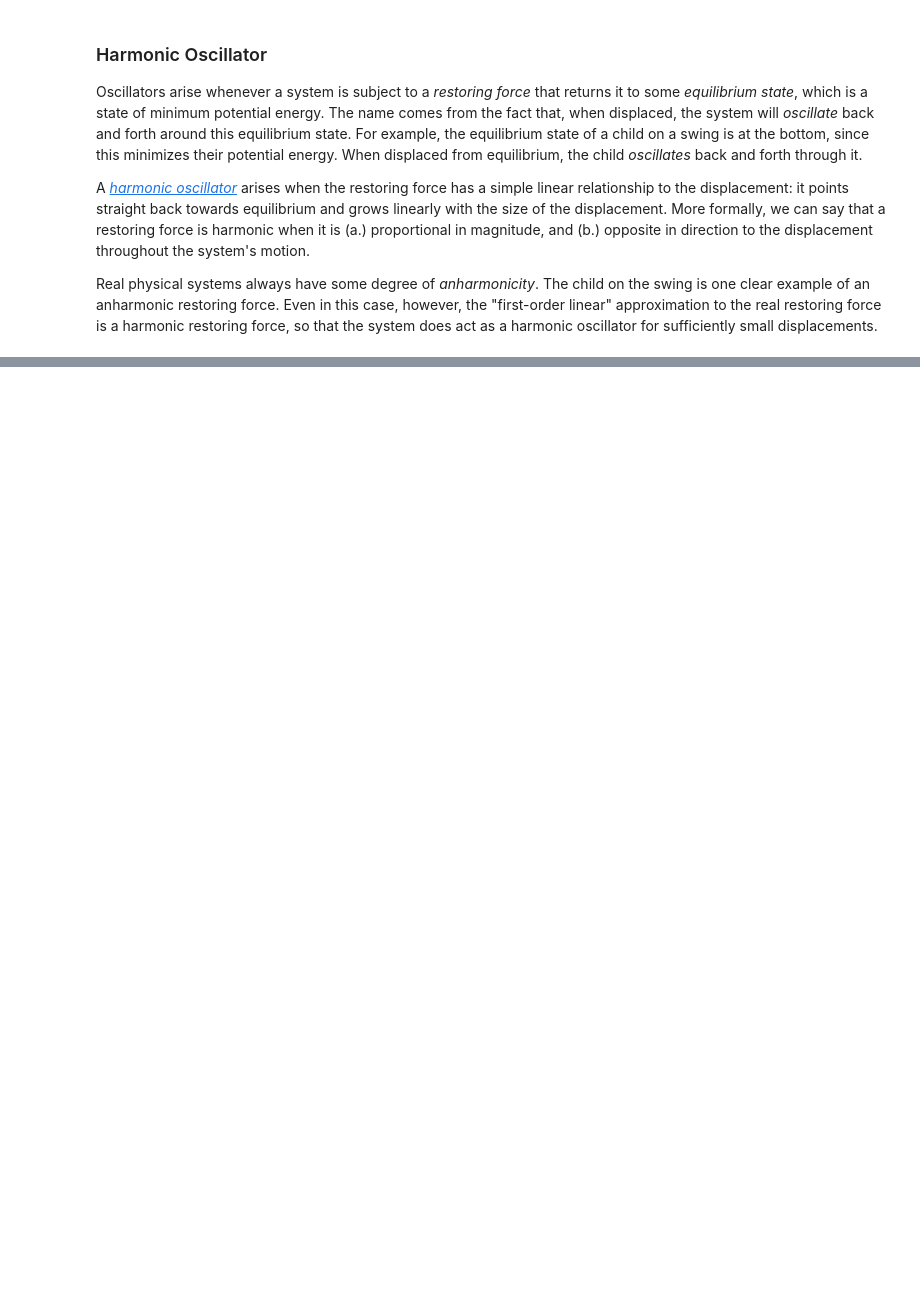
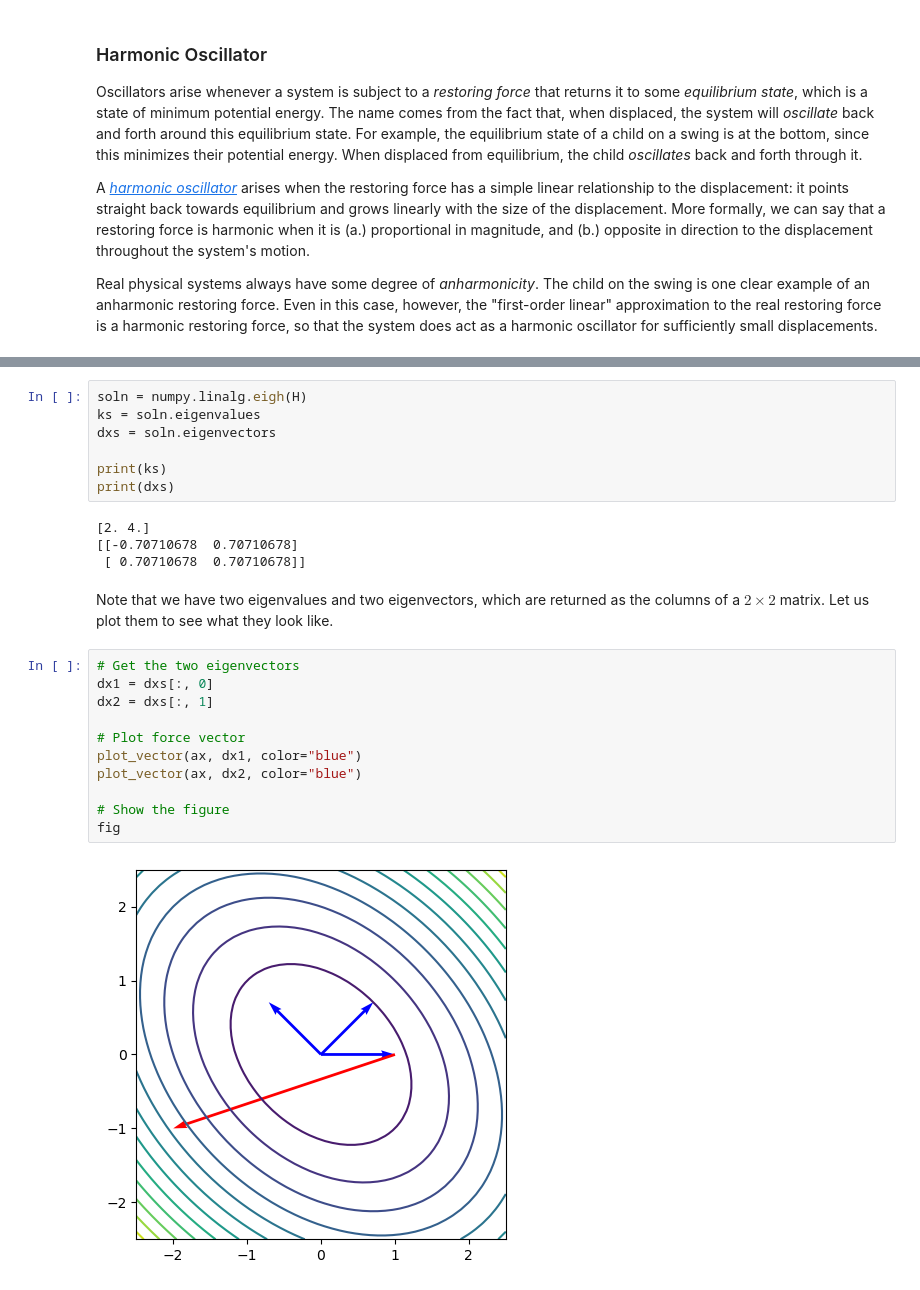
Before and after one commit to rotavera-group/programming-projects, a Jupyter notebook: projects/03_linear-algebra/background.ipynb, the cells around one changed output, grey strips where cells are left out. Drawn from its saved outputs; the diff is of its cells as text; blank space fills up the shorter version.

```diff
--- a/projects/03_linear-algebra/background.ipynb
+++ b/projects/03_linear-algebra/background.ipynb
@@ -283,0 +344,27 @@ fig
+# %%
+soln = numpy.linalg.eigh(H)
+ks = soln.eigenvalues
+dxs = soln.eigenvectors
+
+print(ks)
+print(dxs)
+# %% [output]
+[2. 4.]
+[[-0.70710678  0.70710678]
+ [ 0.70710678  0.70710678]]
+# %% [markdown]
+Note that we have two eigenvalues and two eigenvectors, which are returned as the columns of a $2\times2$ matrix.
+Let us plot them to see what they look like.
+# %%
+# Get the two eigenvectors
+dx1 = dxs[:, 0]
+dx2 = dxs[:, 1]
+
+# Plot force vector
+plot_vector(ax, dx1, color="blue")
+plot_vector(ax, dx2, color="blue")
+
+# Show the figure
+fig
+# %% [output]
+[figure, added]
```
Also changed, not shown: parts of 16 cells of this notebook.
